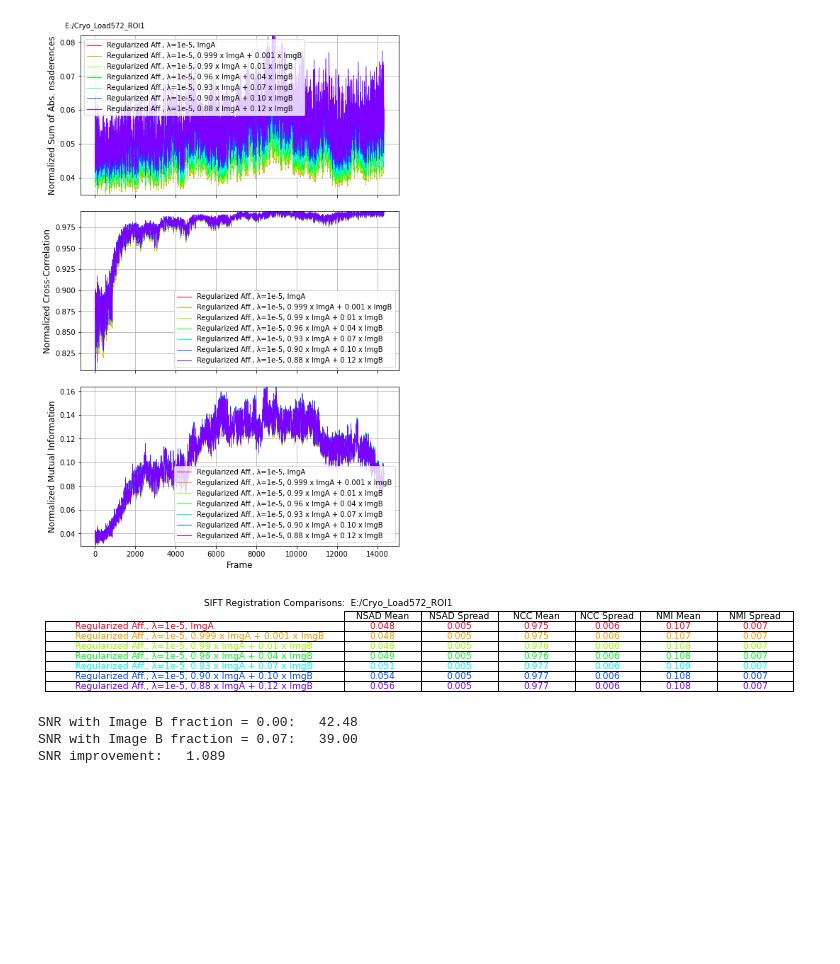
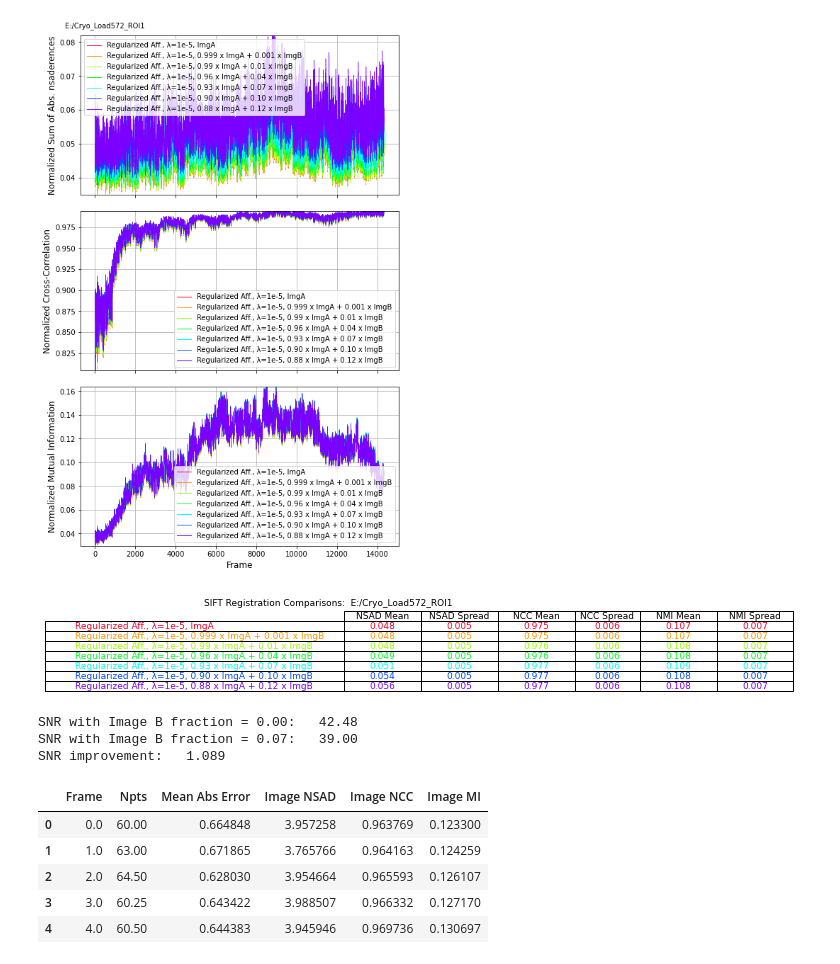
Before and after one commit to gleb-shtengel/FIB-SEM, a Jupyter notebook: Register_FIB-SEM_stack_DASK_v1.ipynb, the cells around one changed output. Drawn from its saved outputs; the diff is of its cells as text; code cells hidden in the pictures; blank space fills up the shorter version.

```diff
--- a/Register_FIB-SEM_stack_DASK_v1.ipynb
+++ b/Register_FIB-SEM_stack_DASK_v1.ipynb
@@ -543,0 +576,12 @@ SNR improvement:   1.089
+# %%
+file_csv = 'Y:/Cryo_data/EM_data/20161004/20161004_S3_cell11_raw/20161004_S3_cell11/Registered_I8_RegAffine_l2_1e-05_brat0.00_RegistrationQuality.csv'
+data = pd.read_csv(file_csv)
+# %%
+data.head()
+# %% [output]
+|  | Frame | Npts | Mean Abs Error | Image NSAD | Image NCC | Image MI |
+| 0 | 0.0 | 60.00 | 0.664848 | 3.957258 | 0.963769 | 0.123300 |
+| 1 | 1.0 | 63.00 | 0.671865 | 3.765766 | 0.964163 | 0.124259 |
+| 2 | 2.0 | 64.50 | 0.628030 | 3.954664 | 0.965593 | 0.126107 |
+| 3 | 3.0 | 60.25 | 0.643422 | 3.988507 | 0.966332 | 0.127170 |
+| 4 | 4.0 | 60.50 | 0.644383 | 3.945946 | 0.969736 | 0.130697 |
```
Also changed, not shown: parts of 18 cells of this notebook, 2 other files.
